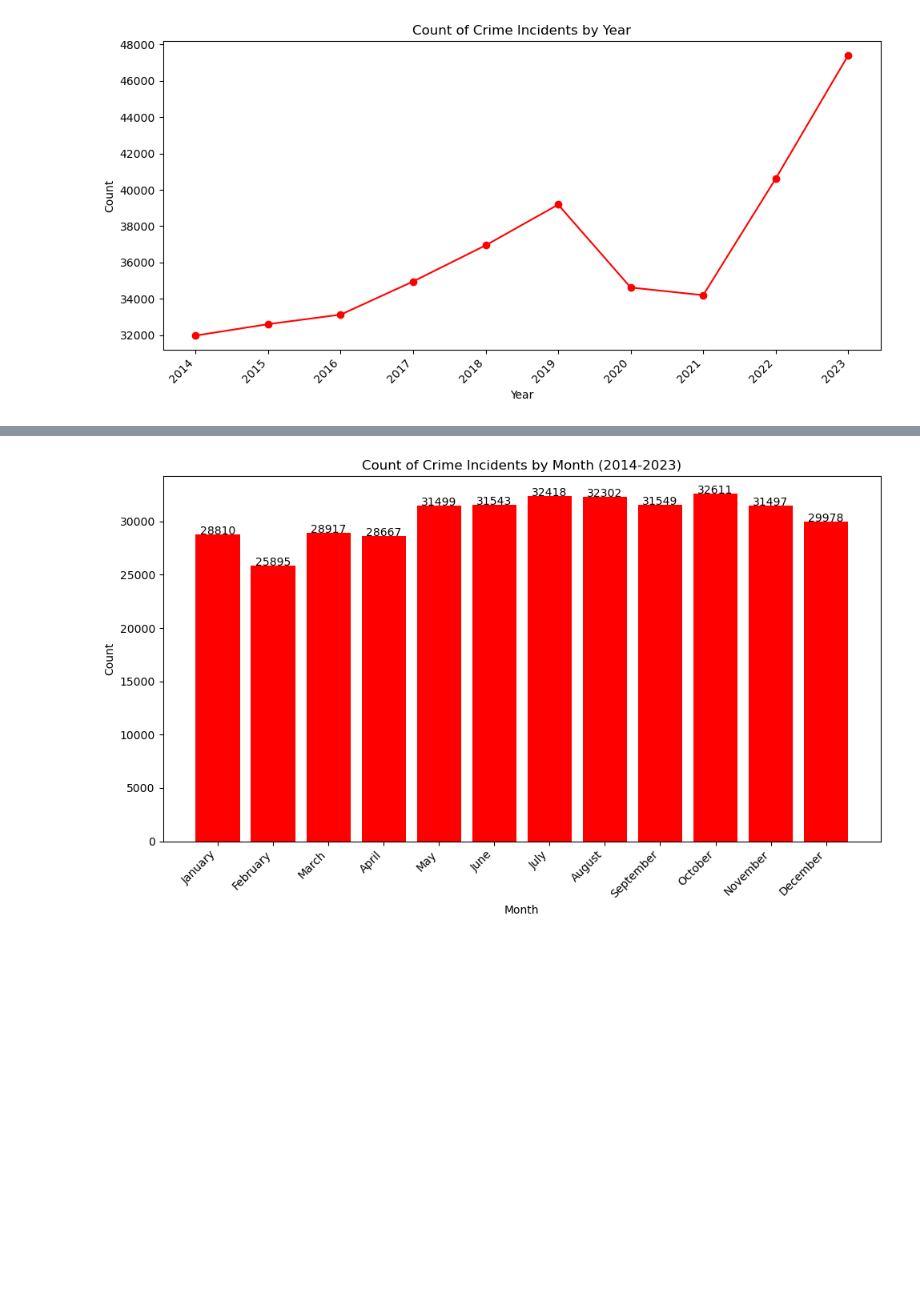
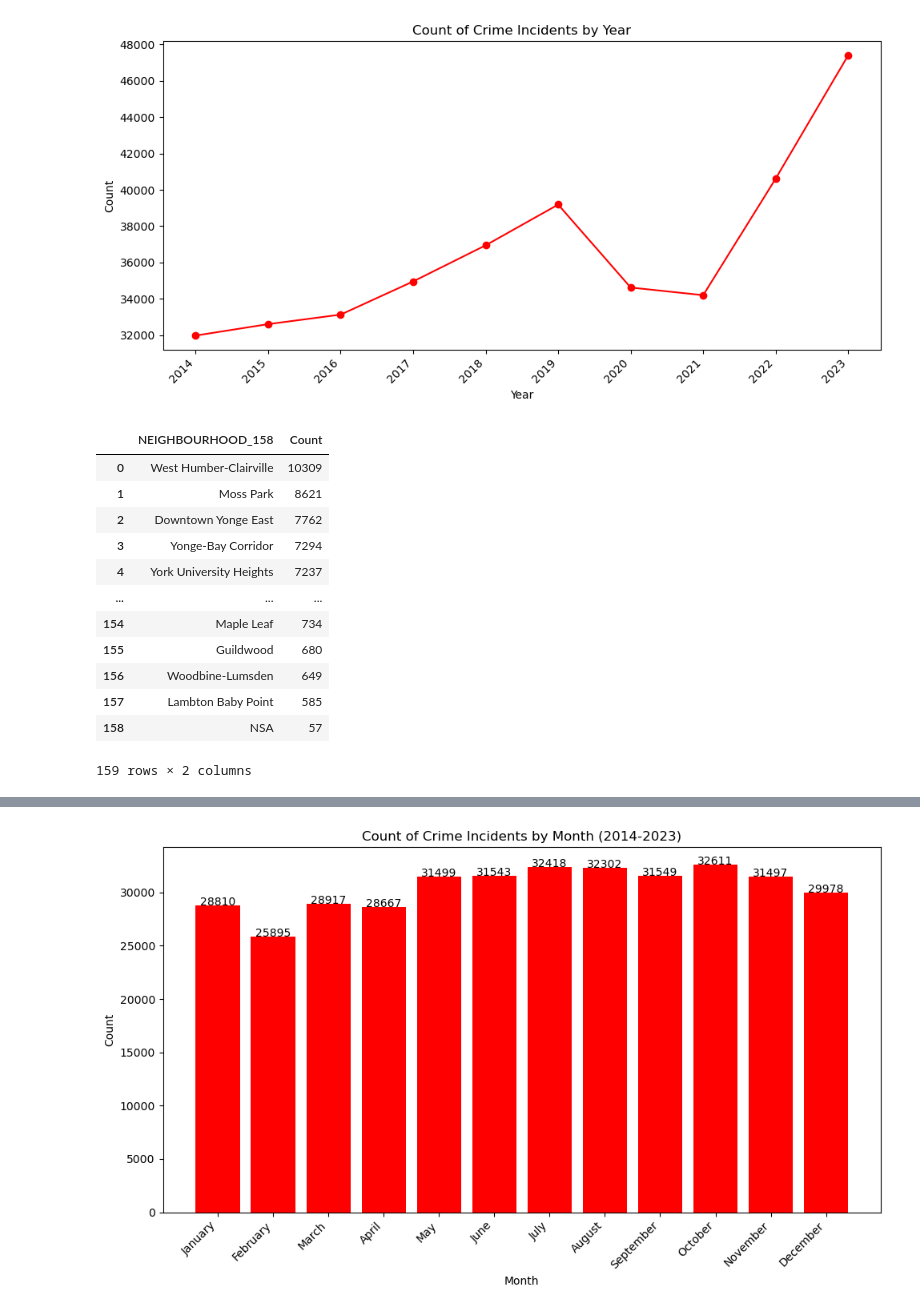
Before and after one commit to rentruong/ENGO645_TorontoCrimeAnalysis, a Jupyter notebook: DataExploration.ipynb, the cells around one changed output, grey strips where cells are left out. Cells and saved outputs as stored; diff of their text form; code cells hidden in the pictures; blank space fills up the shorter version.

```diff
--- a/DataExploration.ipynb
+++ b/DataExploration.ipynb
@@ -65,3 +65,22 @@ plt.tight_layout()
 plt.show()
 # %% [output]
 [figure]
+# %%
+neighbourhood_counts = MCI_data['NEIGHBOURHOOD_158'].value_counts().reset_index()
+neighbourhood_counts.columns = ['NEIGHBOURHOOD_158', 'Count']
+
+neighbourhood_counts
+# %% [output]
+|  | NEIGHBOURHOOD_158 | Count |
+| 0 | West Humber-Clairville | 10309 |
+| 1 | Moss Park | 8621 |
+| 2 | Downtown Yonge East | 7762 |
+| 3 | Yonge-Bay Corridor | 7294 |
+| 4 | York University Heights | 7237 |
+| ... | ... | ... |
+| 154 | Maple Leaf | 734 |
+| 155 | Guildwood | 680 |
+| 156 | Woodbine-Lumsden | 649 |
+| 157 | Lambton Baby Point | 585 |
+| 158 | NSA | 57 |
+159 rows × 2 columns
```
Also changed, not shown: parts of 1 cell of this notebook.
